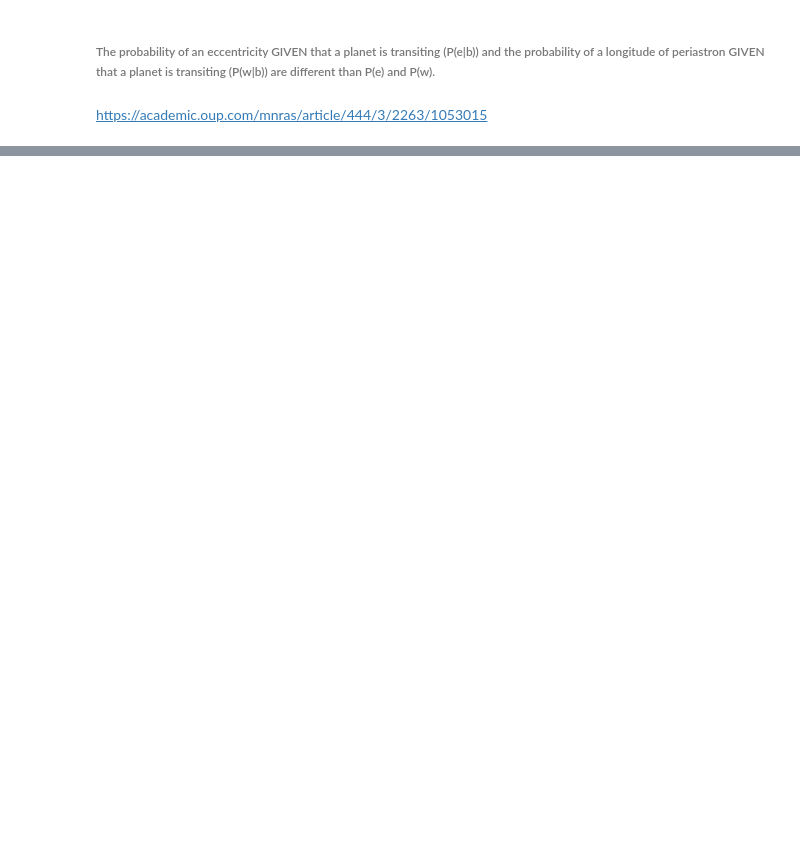
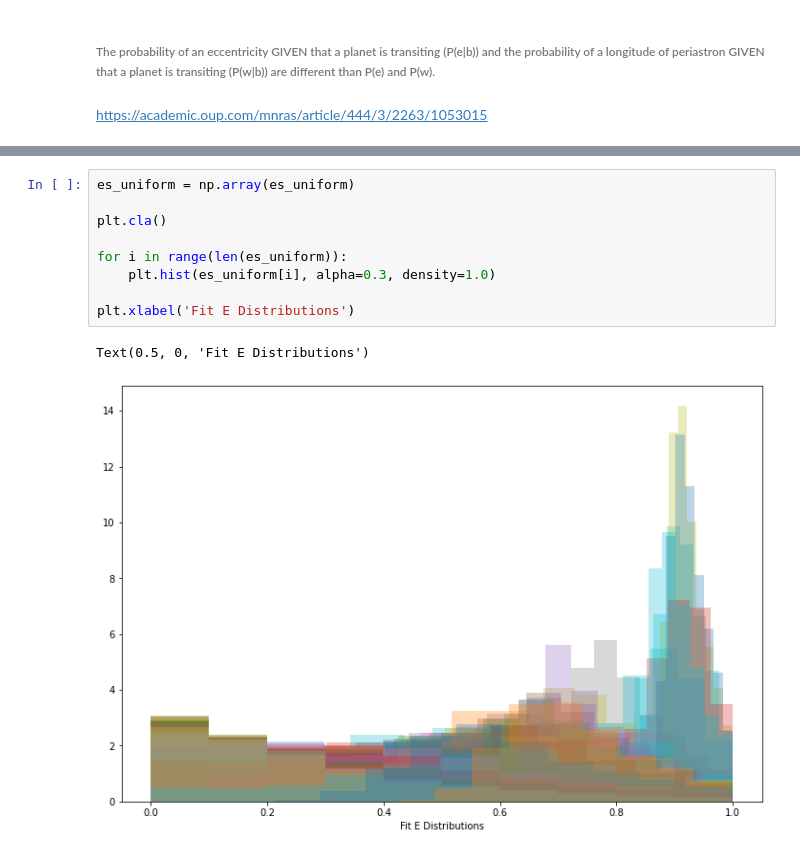
Before and after one commit to ssagear/photoeccentric, a Jupyter notebook: notebooks/true_e_dist.ipynb, the cells around one changed output, grey strips where cells are left out. Drawn from its saved outputs; the diff is of its cells as text; blank space fills up the shorter version.

```diff
--- a/notebooks/true_e_dist.ipynb
+++ b/notebooks/true_e_dist.ipynb
@@ -353,0 +120,12 @@ Name: Number of Planets, Length: 2500, dtype: int64
+# %%
+es_uniform = np.array(es_uniform)
+
+plt.cla()
+
+for i in range(len(es_uniform)):
+    plt.hist(es_uniform[i], alpha=0.3, density=1.0)
+
+plt.xlabel('Fit E Distributions')
+# %% [output]
+Text(0.5, 0, 'Fit E Distributions')
+[figure, added]
```
Also changed, not shown: parts of 70 cells of this notebook, 1 other file.
